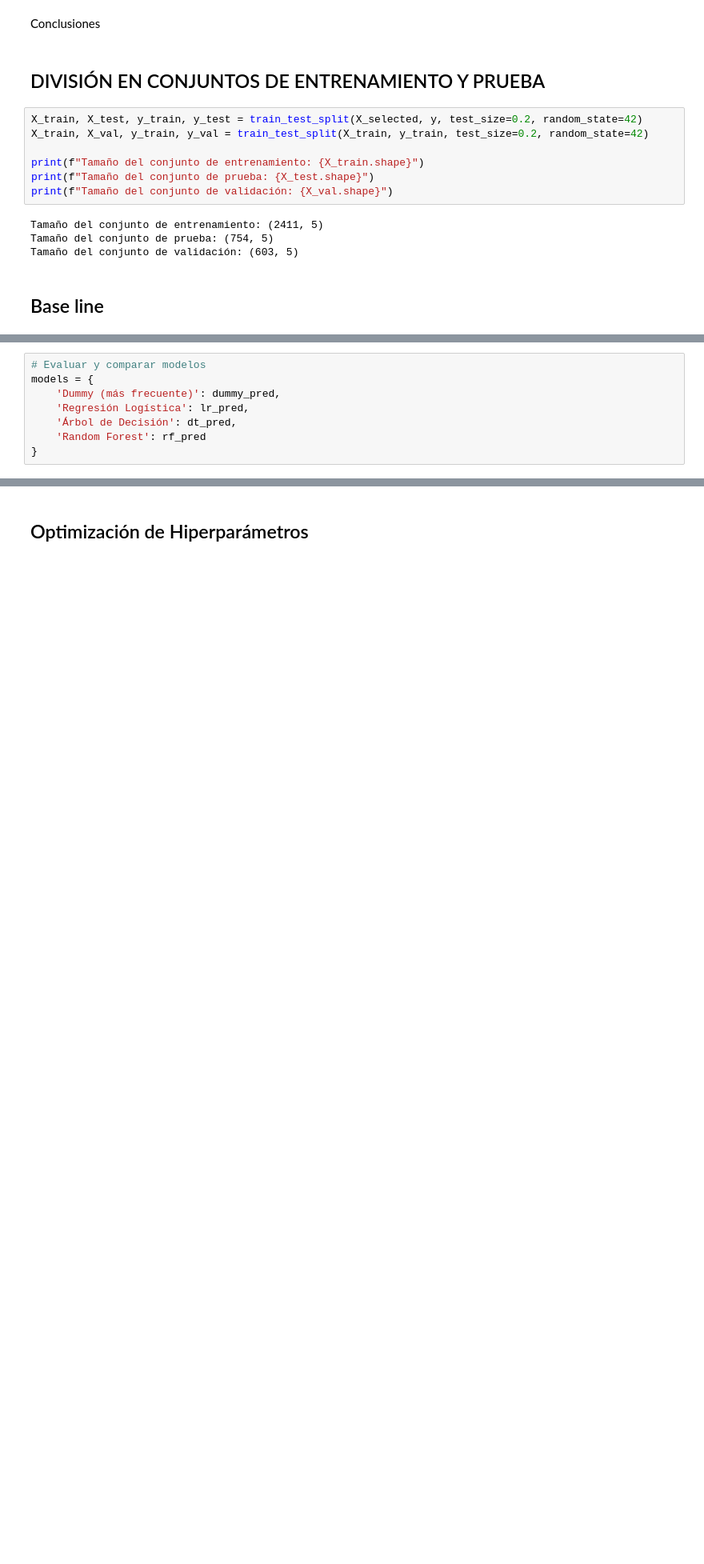
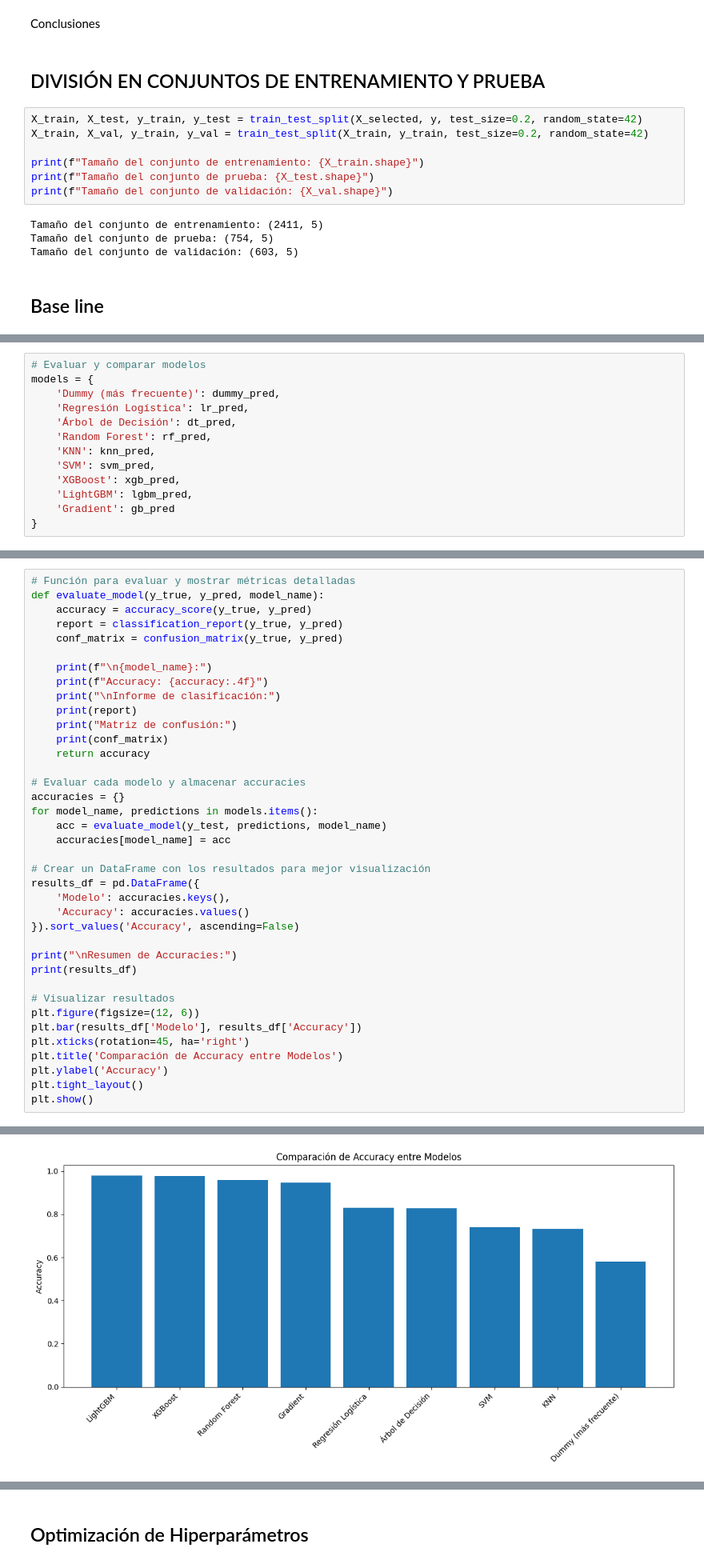
Before and after one commit to andreszaragoza/ML, a Jupyter notebook: notebooks/Procesado_cla_gradient.ipynb, the cells around one changed output, grey strips where cells are left out. Shown at 80% size. Cells and saved outputs as stored; diff of their text form; blank space fills up the shorter version.

```diff
--- a/notebooks/Procesado_cla_gradient.ipynb
+++ b/notebooks/Procesado_cla_gradient.ipynb
@@ -484,7 +600,12 @@ models = {
     'Dummy (más frecuente)': dummy_pred,
     'Regresión Logística': lr_pred,
     'Árbol de Decisión': dt_pred,
-    'Random Forest': rf_pred
+    'Random Forest': rf_pred,
+    'KNN': knn_pred,
+    'SVM': svm_pred,
+    'XGBoost': xgb_pred,
+    'LightGBM': lgbm_pred,
+    'Gradient': gb_pred
 }
 # %%
 # Convertir etiquetas numéricas a categorías originales para mejor interpretación
@@ -531,0 +639,39 @@ plt.show()
+# %%
+# Función para evaluar y mostrar métricas detalladas
+def evaluate_model(y_true, y_pred, model_name):
+    accuracy = accuracy_score(y_true, y_pred)
+    report = classification_report(y_true, y_pred)
+    conf_matrix = confusion_matrix(y_true, y_pred)
+
+    print(f"\n{model_name}:")
+    print(f"Accuracy: {accuracy:.4f}")
+    print("\nInforme de clasificación:")
+    print(report)
+    print("Matriz de confusión:")
+    print(conf_matrix)
+    return accuracy
+
+# Evaluar cada modelo y almacenar accuracies
+accuracies = {}
+for model_name, predictions in models.items():
+    acc = evaluate_model(y_test, predictions, model_name)
+    accuracies[model_name] = acc
+
+# Crear un DataFrame con los resultados para mejor visualización
+results_df = pd.DataFrame({
+    'Modelo': accuracies.keys(),
+    'Accuracy': accuracies.values()
+}).sort_values('Accuracy', ascending=False)
+
+print("\nResumen de Accuracies:")
+print(results_df)
+
+# Visualizar resultados
+plt.figure(figsize=(12, 6))
+plt.bar(results_df['Modelo'], results_df['Accuracy'])
+plt.xticks(rotation=45, ha='right')
+plt.title('Comparación de Accuracy entre Modelos')
+plt.ylabel('Accuracy')
+plt.tight_layout()
+plt.show()
+# %% [output]
@@ -531,0 +695 @@ plt.show()
+[figure, added]
```
Also changed, not shown: parts of 48 cells of this notebook.
